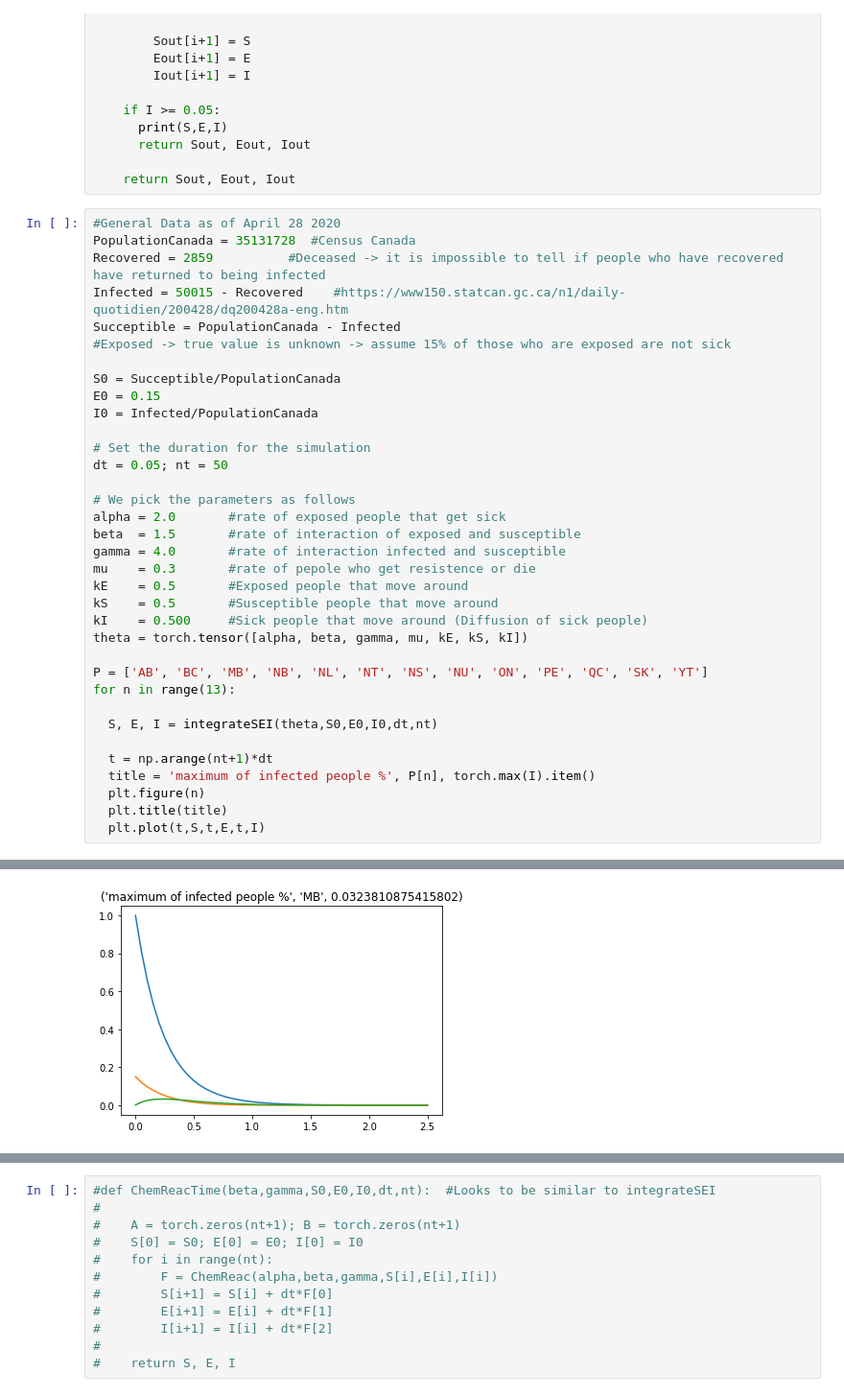
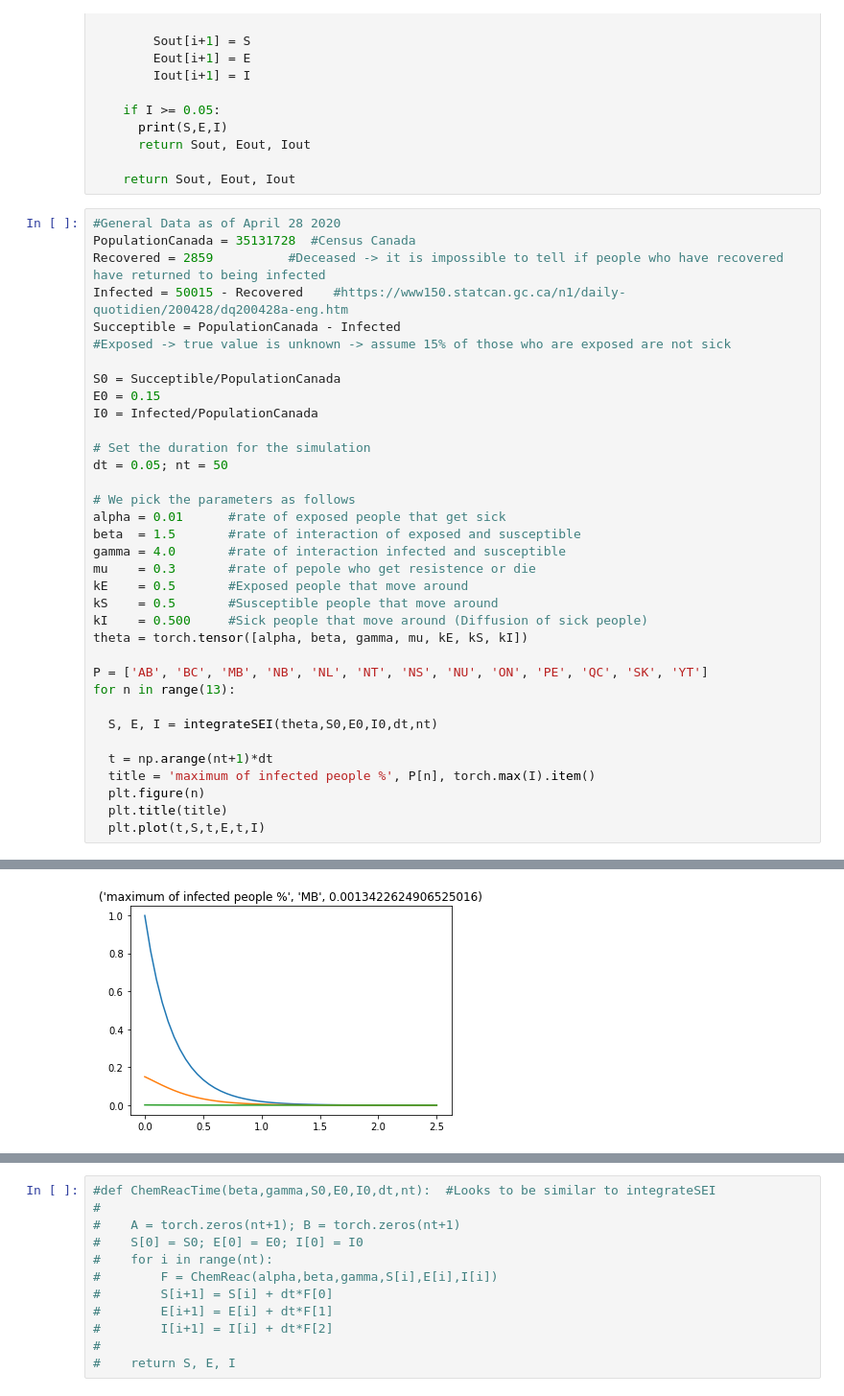
Before and after one commit to periwinklemctartins/Coronavirus--Propogation-Simulation, a Jupyter notebook: Untitled0.ipynb, the cells around one changed output, grey strips where cells are left out. Shown: that part at 96% size. Drawn from its saved outputs; the diff is of its cells as text.

```diff
--- a/Untitled0.ipynb
+++ b/Untitled0.ipynb
@@ -96,7 +96,7 @@ I0 = Infected/PopulationCanada
 dt = 0.05; nt = 50
 
 # We pick the parameters as follows
-alpha = 2.0       #rate of exposed people that get sick
+alpha = 0.01      #rate of exposed people that get sick
 beta  = 1.5       #rate of interaction of exposed and susceptible
 gamma = 4.0       #rate of interaction infected and susceptible
 mu    = 0.3       #rate of pepole who get resistence or die
@@ -121 +121 @@ for n in range(13):
-[figure, old version]
+[figure, new version]
```
Also changed, not shown: parts of 9 cells of this notebook.
